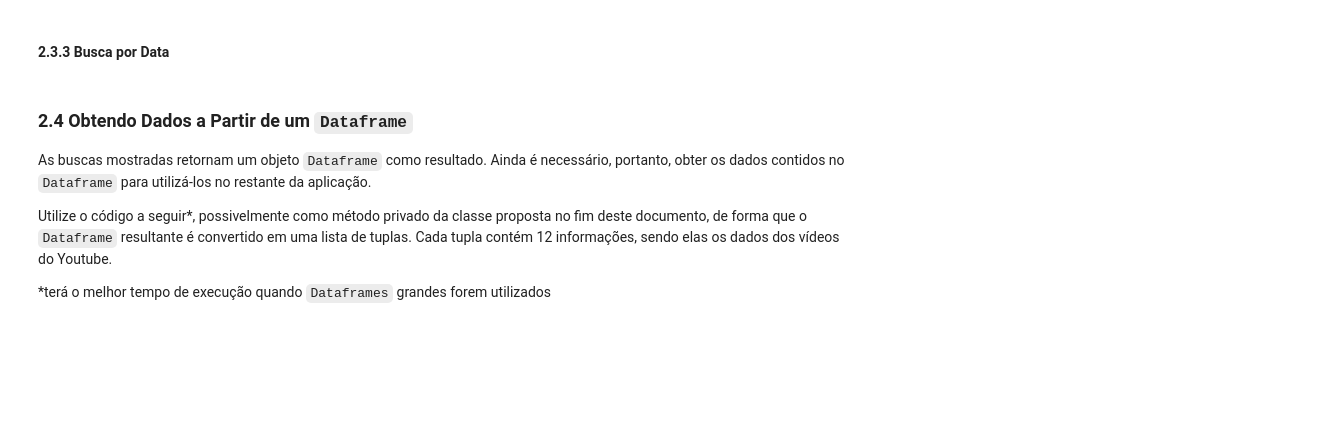
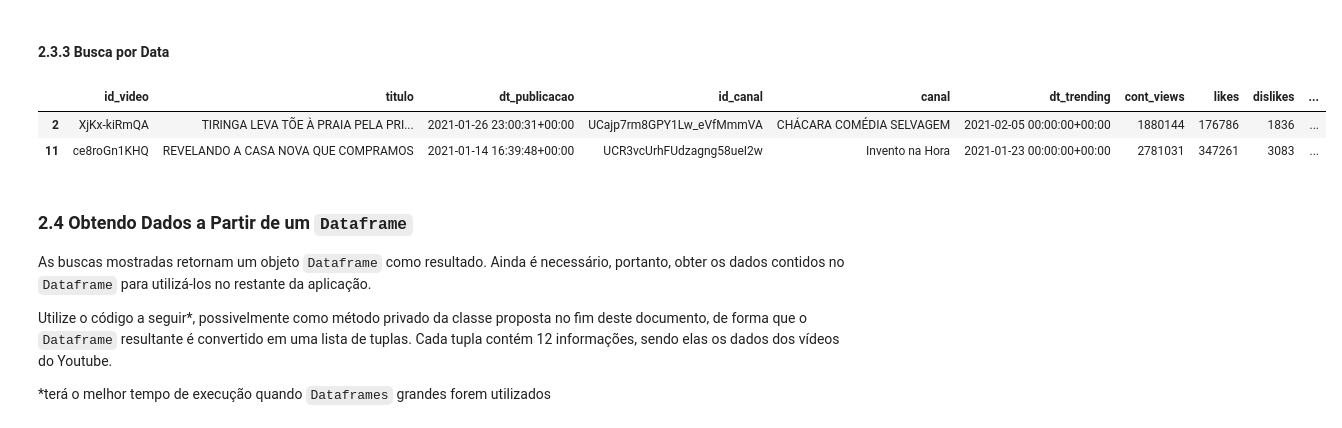
Before and after one commit to ect-info/POO_2021.2, a Jupyter notebook: docs/15-projeto_final1/15-Projeto_Final_parte1.ipynb, the cells around one changed output. Saved outputs shown, nothing was run; the diff lists cells and outputs as text; code cells hidden in the pictures; blank space fills up the shorter version.

```diff
--- a/docs/15-projeto_final1/15-Projeto_Final_parte1.ipynb
+++ b/docs/15-projeto_final1/15-Projeto_Final_parte1.ipynb
@@ -144,17 +195,22 @@ df[df.titulo.str.contains(s, case=False)] #ignora minusc/maiusc
 # %%
 ## altera tipo da coluna 'dt_publicacao'
 df.dt_publicacao = pd.to_datetime(df.dt_publicacao)
 df.dt_trending = pd.to_datetime(df.dt_trending)
 
 # Retorna um dataframe contendo todos os vídeos
 # no período que envolve a data 'ini' e data 'fim'
 
-ini = '2020-11-01'
-fim = '2020-11-30'
+ini = '2021-01-01'
+fim = '2021-01-31'
 masc = (df.dt_publicacao.dt.date >= pd.to_datetime(ini)) & (df.dt_publicacao.dt.date <= pd.to_datetime(fim))
 
 # masc é uma expressão que gera um 'vetor' de True/False; este vetor é então utilizado para retornar o dataframe resultante
-df[masc]
+res = df[masc]
+display(res)
+# %% [output]
+|  | id_video | titulo | dt_publicacao | id_canal | canal | dt_trending | cont_views | likes | dislikes | ... |
+| 2 | XjKx-kiRmQA | TIRINGA LEVA TÕE À PRAIA PELA PRI... | 2021-01-26 23:00:31+00:00 | UCajp7rm8GPY1Lw_eVfMmmVA | CHÁCARA COMÉDIA SELVAGEM | 2021-02-05 00:00:00+00:00 | 1880144 | 176786 | 1836 | ... |
+| 11 | ce8roGn1KHQ | REVELANDO A CASA NOVA QUE COMPRAMOS | 2021-01-14 16:39:48+00:00 | UCR3vcUrhFUdzagng58ueI2w | Invento na Hora | 2021-01-23 00:00:00+00:00 | 2781031 | 347261 | 3083 | ... |
 # %% [markdown]
 ### 2.4 Obtendo Dados a Partir de um `Dataframe`
 
```
Also changed, not shown: parts of 8 cells of this notebook, 4 other files.
